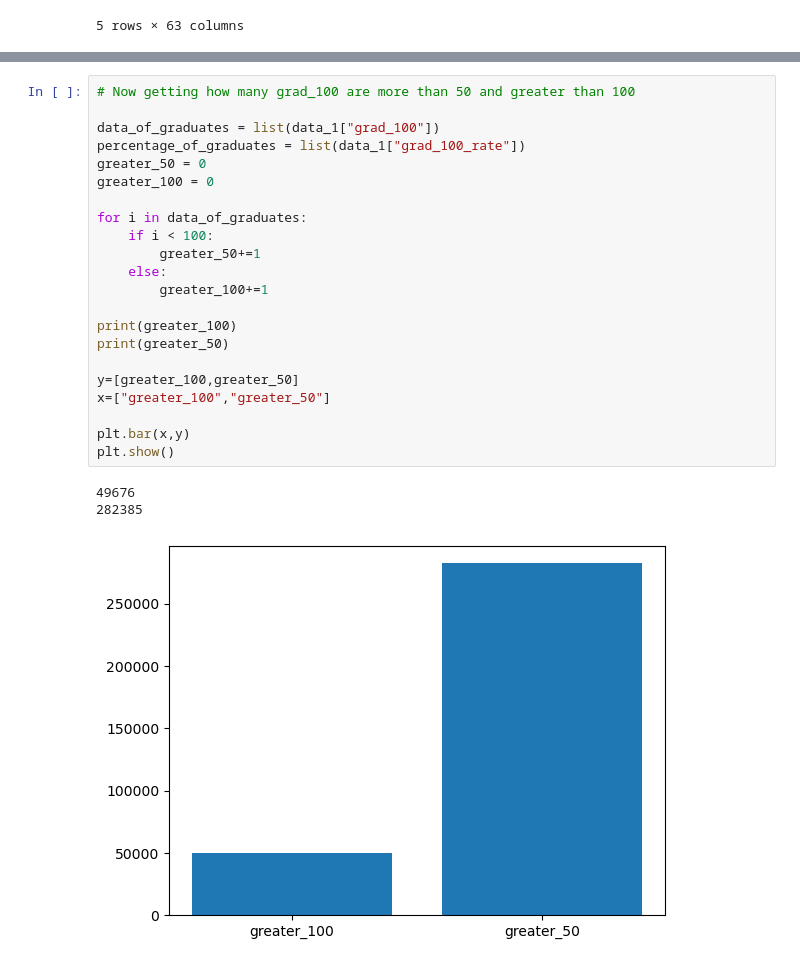
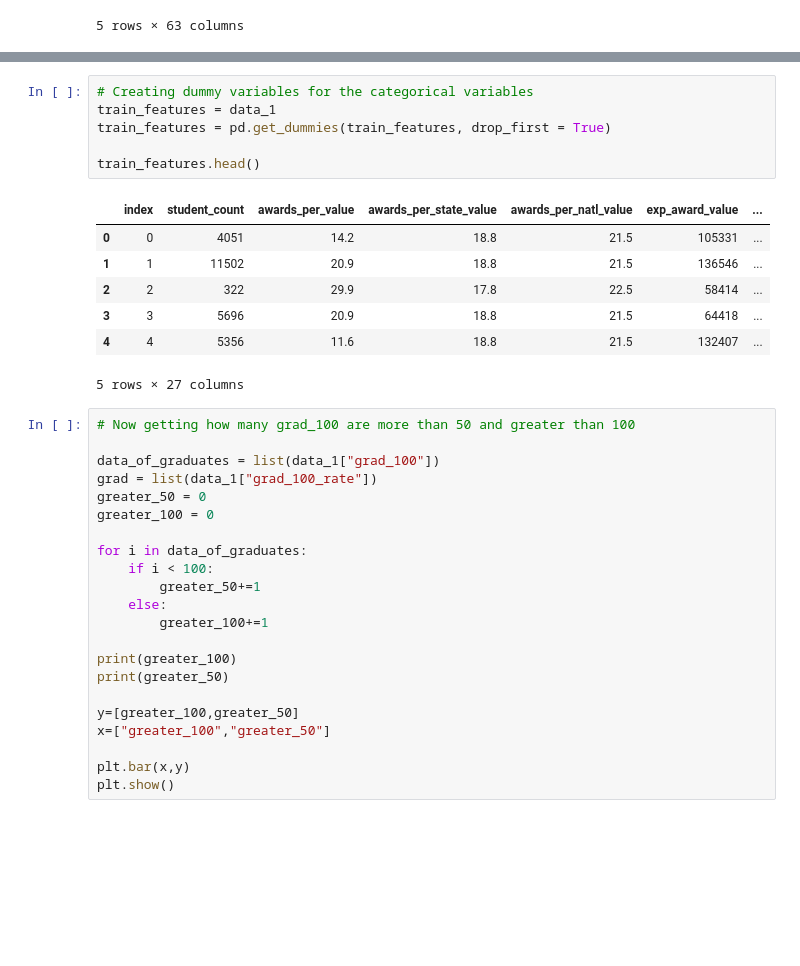
Before and after one commit to kfelds1/Final_Project, a Jupyter notebook: implementation.ipynb, the cells around one changed output, grey strips where cells are left out. Drawn from its saved outputs; the diff is of its cells as text; blank space fills up the shorter version.

```diff
--- a/implementation.ipynb
+++ b/implementation.ipynb
@@ -92,8 +173,22 @@ dtype: int64
+# %%
+# Creating dummy variables for the categorical variables
+train_features = data_1
+train_features = pd.get_dummies(train_features, drop_first = True)
+
+train_features.head()
+# %% [output]
+|  | index | student_count | awards_per_value | awards_per_state_value | awards_per_natl_value | exp_award_value | ... |
+| 0 | 0 | 4051 | 14.2 | 18.8 | 21.5 | 105331 | ... |
+| 1 | 1 | 11502 | 20.9 | 18.8 | 21.5 | 136546 | ... |
+| 2 | 2 | 322 | 29.9 | 17.8 | 22.5 | 58414 | ... |
+| 3 | 3 | 5696 | 20.9 | 18.8 | 21.5 | 64418 | ... |
+| 4 | 4 | 5356 | 11.6 | 18.8 | 21.5 | 132407 | ... |
+5 rows × 27 columns
 # %%
 # Now getting how many grad_100 are more than 50 and greater than 100
 
 data_of_graduates = list(data_1["grad_100"])
-percentage_of_graduates = list(data_1["grad_100_rate"])
+grad = list(data_1["grad_100_rate"])
 greater_50 = 0
 greater_100 = 0
 
@@ -111,10 +206,6 @@ x=["greater_100","greater_50"]
 
 plt.bar(x,y)
 plt.show()
-# %% [output]
-49676
-282385
-[figure, removed]
 # %%
 # Here we are visualizing grad_100 rate that are more than 0 and less than 10 and grad_100 rate greater than 10
 
```
Also changed, not shown: parts of 20 cells of this notebook.
